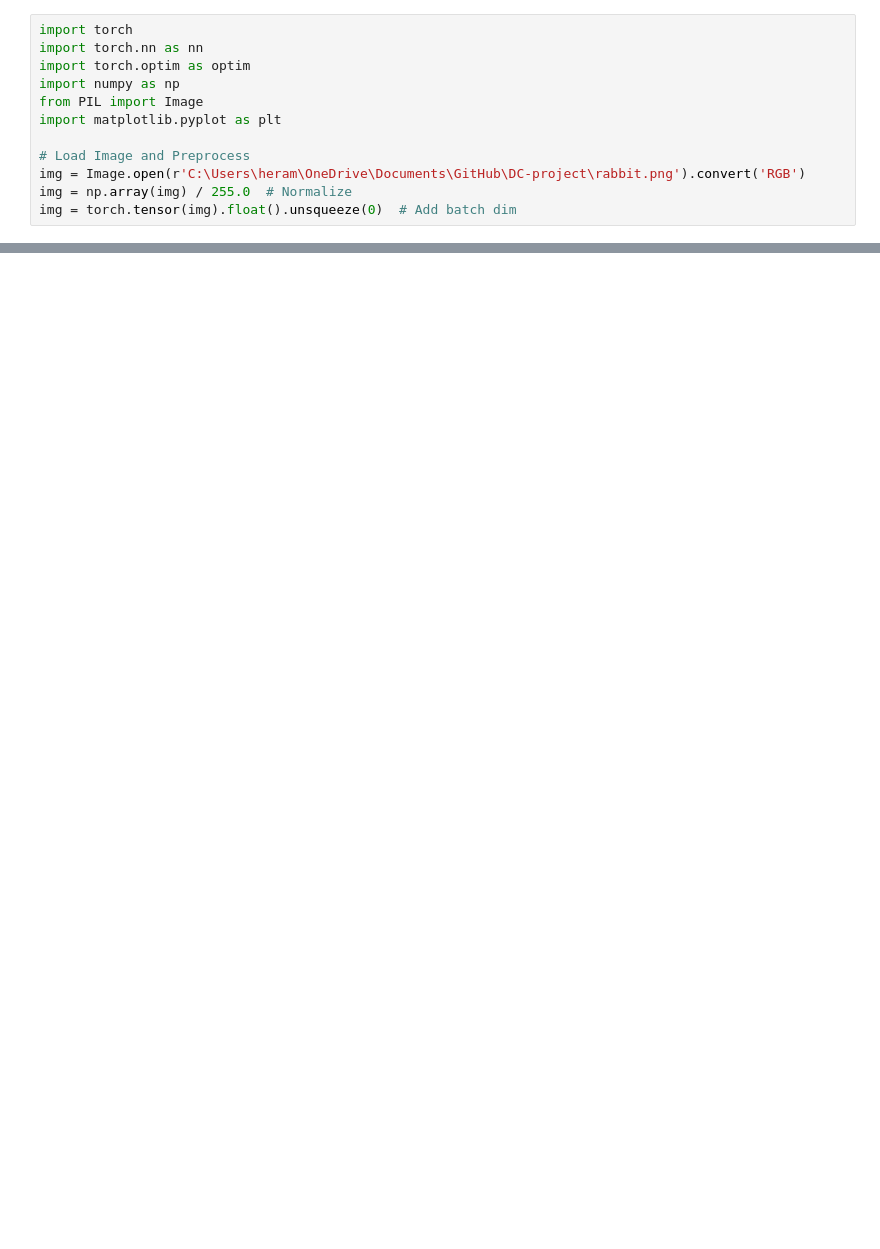
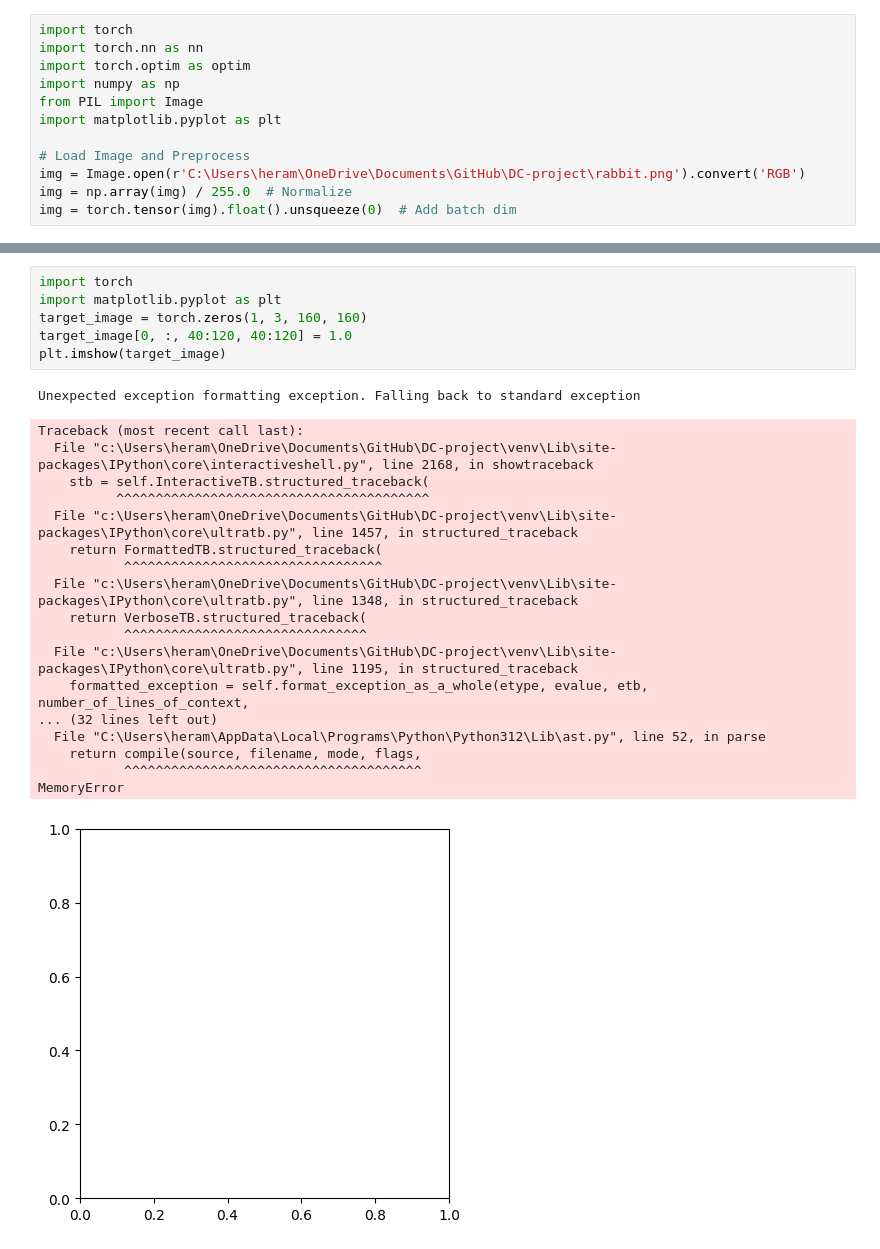
Before and after one commit to CodeVoyager-AI/DC-project, a Jupyter notebook: neural_cellular_automata.ipynb, the cells around one changed output, grey strips where cells are left out. Cells and saved outputs as stored; diff of their text form; blank space fills up the shorter version.

```diff
--- a/neural_cellular_automata.ipynb
+++ b/neural_cellular_automata.ipynb
@@ -73,0 +116,26 @@ RuntimeError: Given groups=1, weight of size [16, 3, 3, 3], expected input[1, 16
+# %%
+import torch
+import matplotlib.pyplot as plt
+target_image = torch.zeros(1, 3, 160, 160)
+target_image[0, :, 40:120, 40:120] = 1.0
+plt.imshow(target_image)
+# %% [output]
+Unexpected exception formatting exception. Falling back to standard exception
+Traceback (most recent call last):
+  File "c:\Users\heram\OneDrive\Documents\GitHub\DC-project\venv\Lib\site-packages\IPython\core\interactiveshell.py", line 2168, in showtraceback
+    stb = self.InteractiveTB.structured_traceback(
+          ^^^^^^^^^^^^^^^^^^^^^^^^^^^^^^^^^^^^^^^^
+  File "c:\Users\heram\OneDrive\Documents\GitHub\DC-project\venv\Lib\site-packages\IPython\core\ultratb.py", line 1457, in structured_traceback
+    return FormattedTB.structured_traceback(
+           ^^^^^^^^^^^^^^^^^^^^^^^^^^^^^^^^^
+  File "c:\Users\heram\OneDrive\Documents\GitHub\DC-project\venv\Lib\site-packages\IPython\core\ultratb.py", line 1348, in structured_traceback
+    return VerboseTB.structured_traceback(
+           ^^^^^^^^^^^^^^^^^^^^^^^^^^^^^^^
+  File "c:\Users\heram\OneDrive\Documents\GitHub\DC-project\venv\Lib\site-packages\IPython\core\ultratb.py", line 1195, in structured_traceback
+    formatted_exception = self.format_exception_as_a_whole(etype, evalue, etb, number_of_lines_of_context,
+... (32 lines left out)
+  File "C:\Users\heram\AppData\Local\Programs\Python\Python312\Lib\ast.py", line 52, in parse
+    return compile(source, filename, mode, flags,
+           ^^^^^^^^^^^^^^^^^^^^^^^^^^^^^^^^^^^^^^
+MemoryError
+[figure, added]
```
Also changed, not shown: parts of 6 cells of this notebook.
